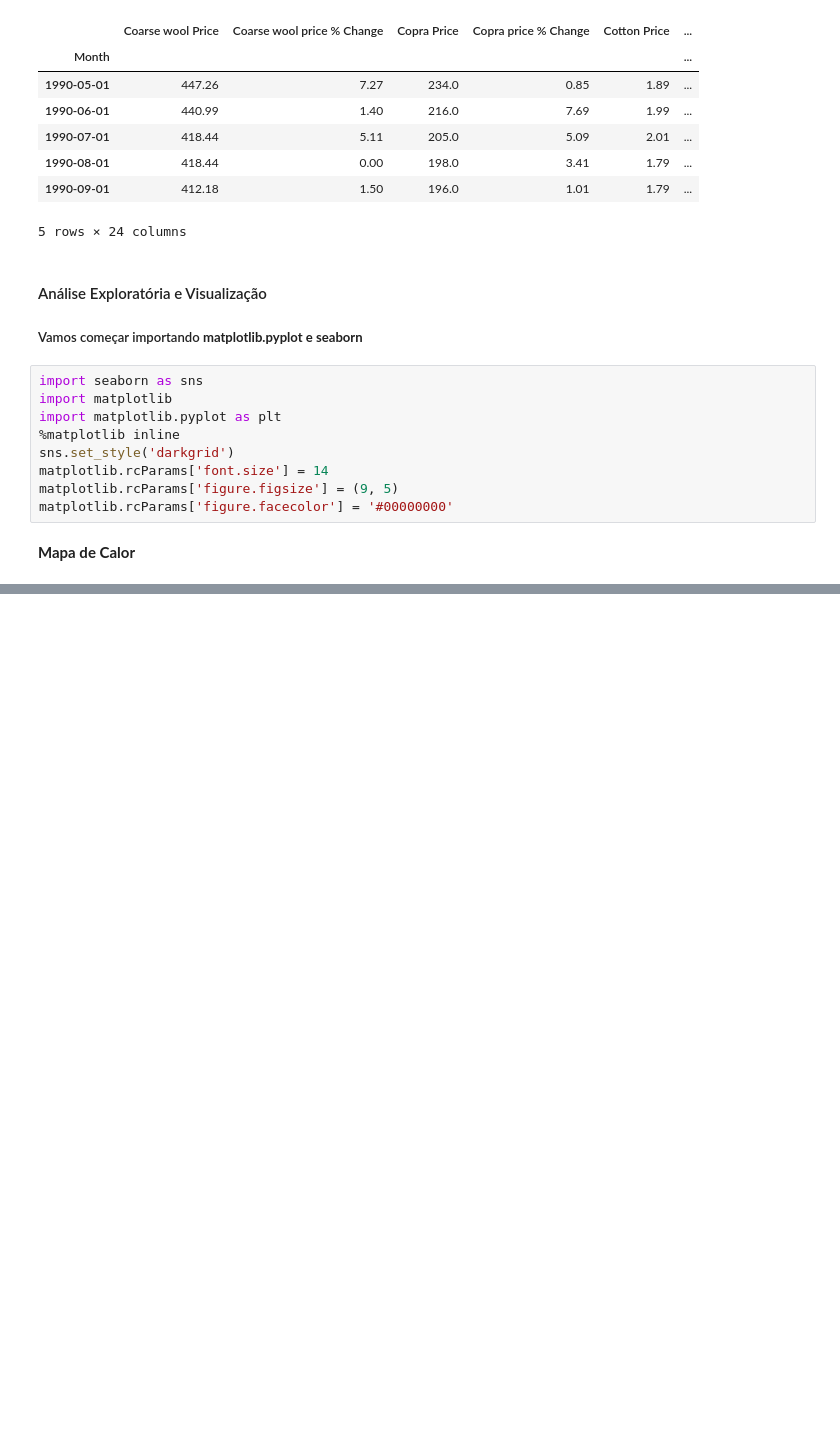
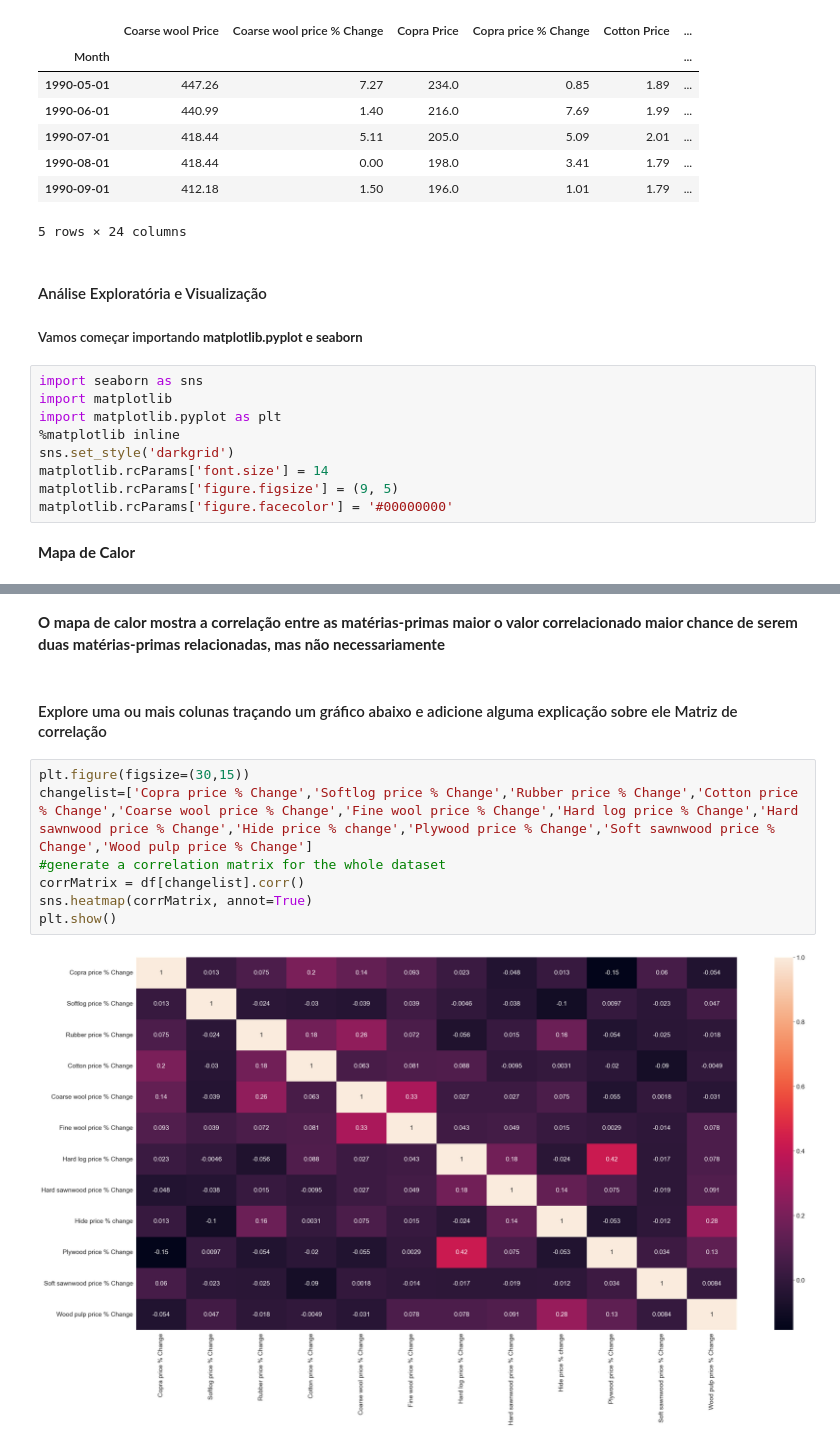
Before and after one commit to NatashaB-randao/Agricultural-Raw-Material-prices-1990-2020-, a Jupyter notebook: Agricultural.ipynb, the cells around one changed output, grey strips where cells are left out. Cells and saved outputs as stored; diff of their text form; blank space fills up the shorter version.

```diff
--- a/Agricultural.ipynb
+++ b/Agricultural.ipynb
@@ -132,0 +145,13 @@ raw_data=['Coarse wool Price', 'Copra Price', 'Cotton Price', 'Fine wool Price',
+# %% [markdown]
+**O mapa de calor mostra a correlação entre as matérias-primas maior o valor correlacionado maior chance de serem duas matérias-primas relacionadas, mas não necessariamente**
+# %% [markdown]
+#### Explore uma ou mais colunas traçando um gráfico abaixo e adicione alguma explicação sobre ele Matriz de correlação
+# %%
+plt.figure(figsize=(30,15))
+changelist=['Copra price % Change','Softlog price % Change','Rubber price % Change','Cotton price % Change','Coarse wool price % Change','Fine wool price % Change','Hard log price % Change','Hard sawnwood price % Change','Hide price % change','Plywood price % Change','Soft sawnwood price % Change','Wood pulp price % Change']
+#generate a correlation matrix for the whole dataset
+corrMatrix = df[changelist].corr()
+sns.heatmap(corrMatrix, annot=True)
+plt.show()
+# %% [output]
+[figure, added]
```
Also changed, not shown: parts of 2 cells of this notebook.
